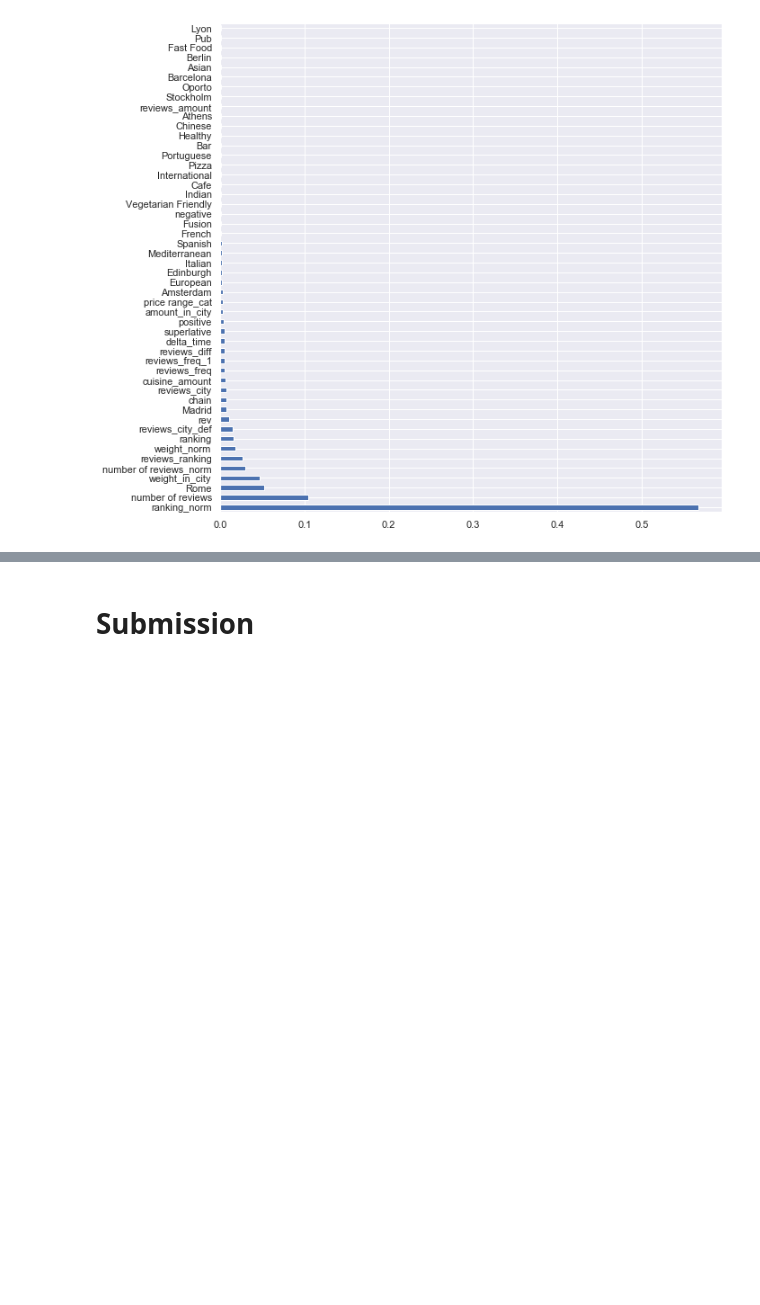
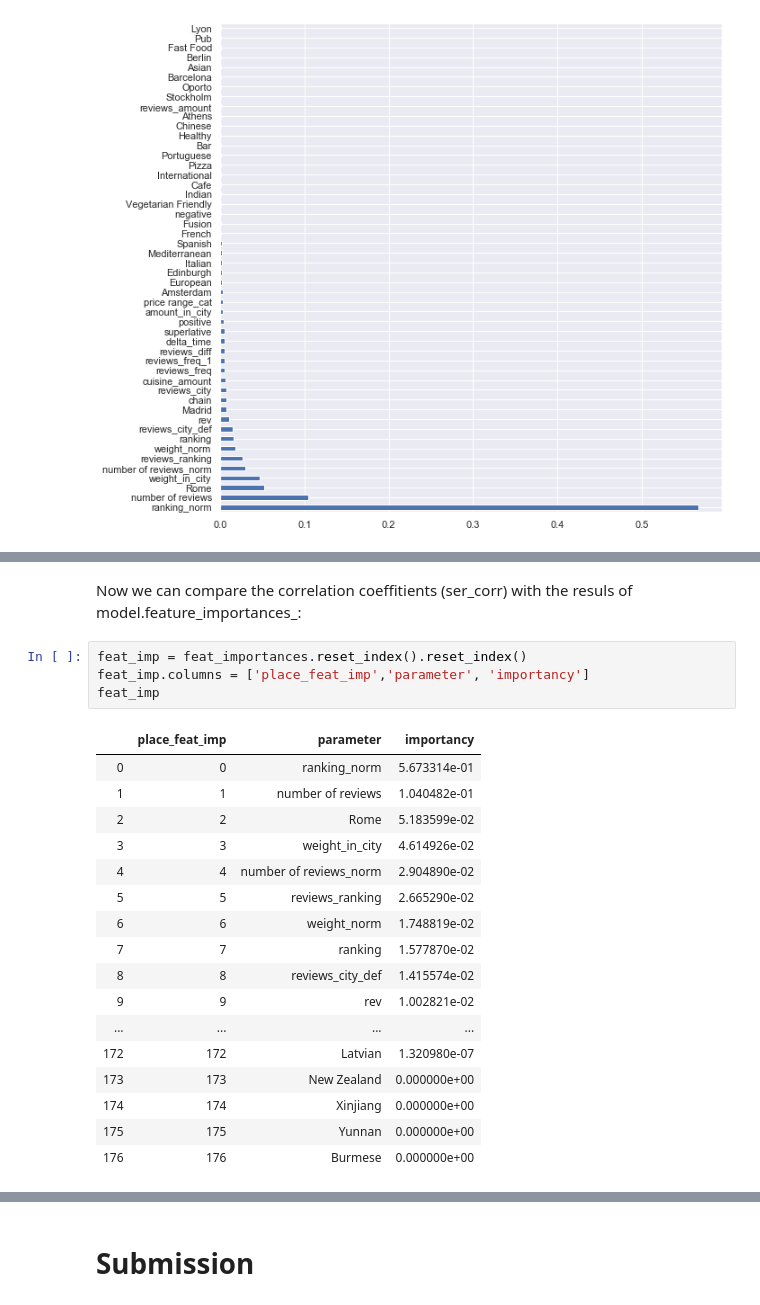
Before and after one commit to NataliaDein/skillfactory_rds, a Jupyter notebook: module_3/natalia-dein-sf-tripadvisor-rating.ipynb, the cells around one changed output, grey strips where cells are left out. Drawn from its saved outputs; the diff is of its cells as text; blank space fills up the shorter version.

```diff
--- a/module_3/natalia-dein-sf-tripadvisor-rating.ipynb
+++ b/module_3/natalia-dein-sf-tripadvisor-rating.ipynb
@@ -1284,3 +1366,27 @@ Xinjiang                  0.000000e+00
 Yunnan                    0.000000e+00
 Burmese                   0.000000e+00
 dtype: float64
+# %% [markdown]
+Now we can compare the correlation coeffitients (ser_corr) with the resuls of model.feature_importances_:
+# %%
+feat_imp = feat_importances.reset_index().reset_index()
+feat_imp.columns = ['place_feat_imp','parameter', 'importancy']
+feat_imp
+# %% [output]
+|  | place_feat_imp | parameter | importancy |
+| 0 | 0 | ranking_norm | 5.673314e-01 |
+| 1 | 1 | number of reviews | 1.040482e-01 |
+| 2 | 2 | Rome | 5.183599e-02 |
+| 3 | 3 | weight_in_city | 4.614926e-02 |
+| 4 | 4 | number of reviews_norm | 2.904890e-02 |
+| 5 | 5 | reviews_ranking | 2.665290e-02 |
+| 6 | 6 | weight_norm | 1.748819e-02 |
+| 7 | 7 | ranking | 1.577870e-02 |
+| 8 | 8 | reviews_city_def | 1.415574e-02 |
+| 9 | 9 | rev | 1.002821e-02 |
+| ... | ... | ... | ... |
+| 172 | 172 | Latvian | 1.320980e-07 |
+| 173 | 173 | New Zealand | 0.000000e+00 |
+| 174 | 174 | Xinjiang | 0.000000e+00 |
+| 175 | 175 | Yunnan | 0.000000e+00 |
+| 176 | 176 | Burmese | 0.000000e+00 |
```
Also changed, not shown: parts of 37 cells of this notebook.
